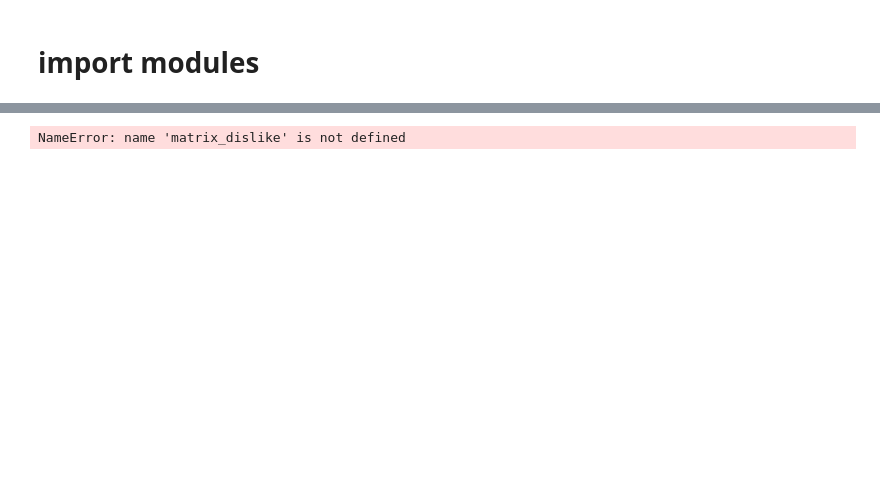
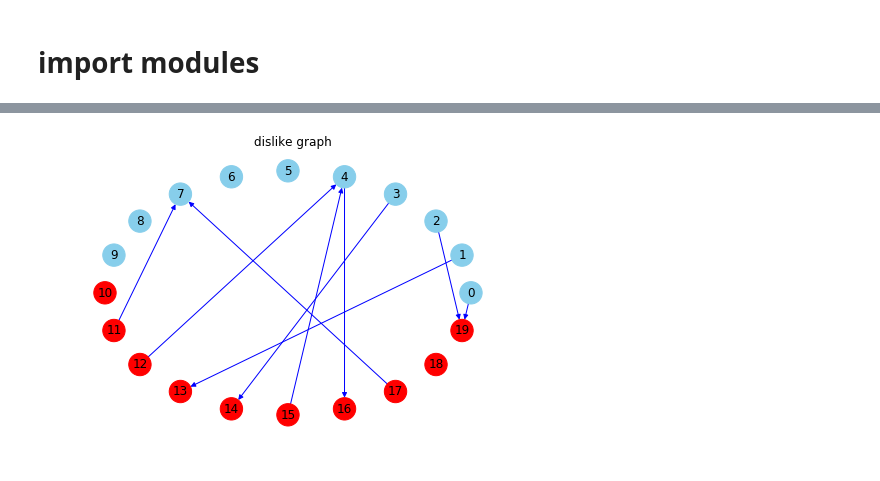
Before and after one commit to tomotomonakanaka/LoveDifferentialEquation, a Jupyter notebook: LoveDifferentialEquation.ipynb, the cells around one changed output, grey strips where cells are left out. Saved outputs shown, nothing was run; the diff lists cells and outputs as text; code cells hidden in the pictures; blank space fills up the shorter version.

```diff
--- a/LoveDifferentialEquation.ipynb
+++ b/LoveDifferentialEquation.ipynb
@@ -197,8 +191,8 @@ graph_plot(x)
 # %%
 G_dislike =nx.from_numpy_matrix(matrix_dislike,create_using=nx.MultiDiGraph())
 
-nx.draw(G_dislike, with_labels=True, node_size=500, node_color=node_color, pos=nx.circular_layout(G), edge_color=color_dislike)
+nx.draw(G_dislike, with_labels=True, node_size=500, node_color=node_color, pos=nx.circular_layout(G_dislike), edge_color=color_dislike)
 plt.title("dislike graph")
 plt.show()
 # %% [output]
-NameError: name 'matrix_dislike' is not defined
+[figure, added]
```
Also changed, not shown: parts of 10 cells of this notebook, 3 other files.
